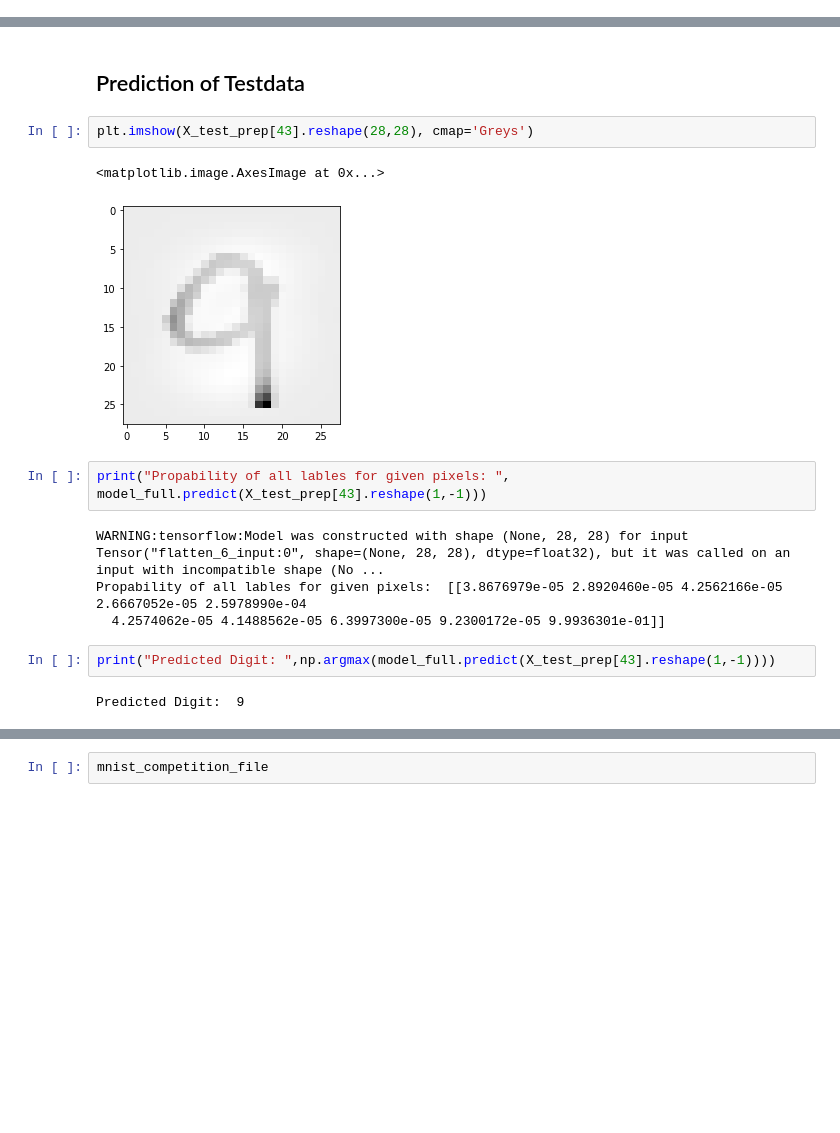
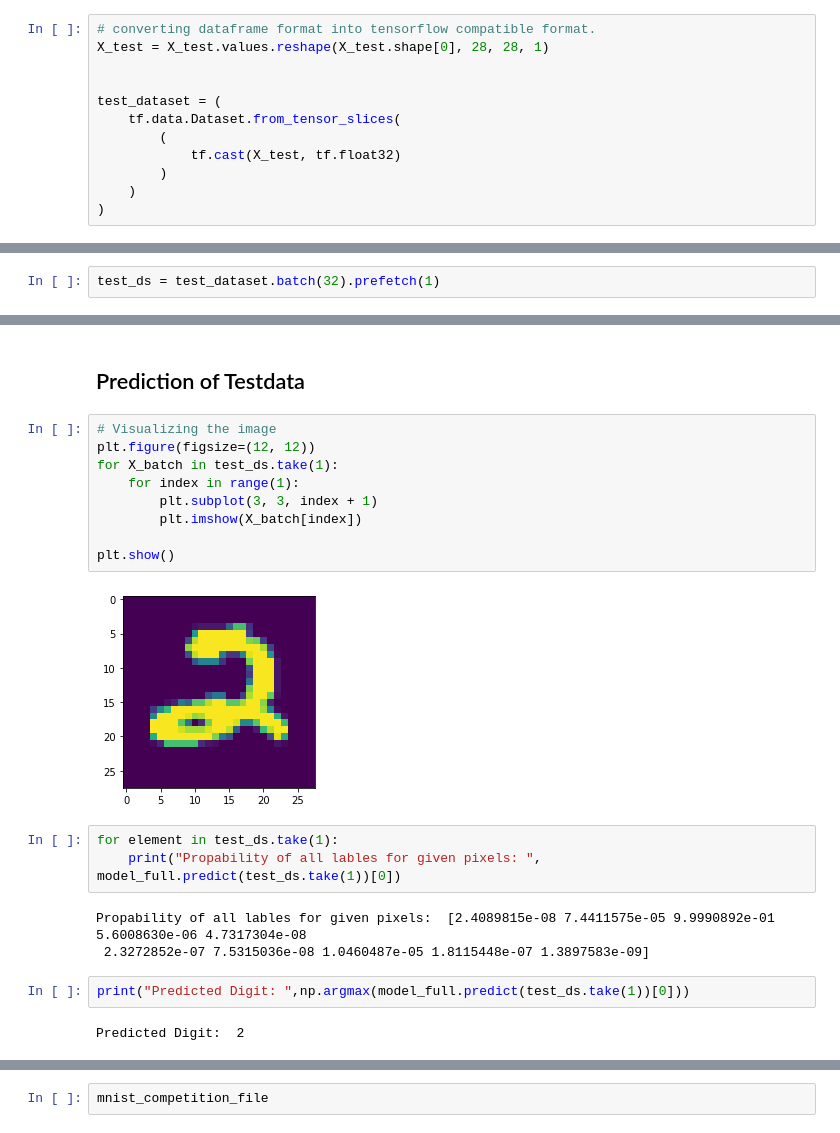
Before and after one commit to IIIskiplikIII/finetuning_hyperparameters_in_deep_neural_network, a Jupyter notebook: finetuning_hyperparameters_in_deep_neural_network.ipynb, the cells around one changed output, grey strips where cells are left out. Saved outputs shown, nothing was run; the diff lists cells and outputs as text; blank space fills up the shorter version.

```diff
--- a/finetuning_hyperparameters_in_deep_neural_network.ipynb
+++ b/finetuning_hyperparameters_in_deep_neural_network.ipynb
@@ -429,0 +537,12 @@ array([[0., 0., 0., ..., 0., 0., 0.],
+# %%
+# converting dataframe format into tensorflow compatible format.
+X_test = X_test.values.reshape(X_test.shape[0], 28, 28, 1)
+
+
+test_dataset = (
+    tf.data.Dataset.from_tensor_slices(
+        (
+            tf.cast(X_test, tf.float32)
+        )
+    )
+)
@@ -430,21 +553,29 @@ array([[0., 0., 0., ..., 0., 0., 0.],
+# %%
+test_ds = test_dataset.batch(32).prefetch(1)
 # %% [markdown]
 ## Creating Competition File
 # %%
 mnist_competition_file = pd.DataFrame(columns=['ImageId','Label'])
 # %% [markdown]
 ## Prediction of Testdata
-# %%
-plt.imshow(X_test_prep[43].reshape(28,28), cmap='Greys')
-# %% [output]
-<matplotlib.image.AxesImage at 0x...>
-[figure, removed]
+# %%
+# Visualizing the image
+plt.figure(figsize=(12, 12))
+for X_batch in test_ds.take(1):
+    for index in range(1):
+        plt.subplot(3, 3, index + 1)
+        plt.imshow(X_batch[index])
+
+plt.show()
+# %% [output]
+[figure, added]
 # %%
-print("Propability of all lables for given pixels: ", model_full.predict(X_test_prep[43].reshape(1,-1)))
+for element in test_ds.take(1):
+    print("Propability of all lables for given pixels: ", model_full.predict(test_ds.take(1))[0])
 # %% [output]
-WARNING:tensorflow:Model was constructed with shape (None, 28, 28) for input Tensor("flatten_6_input:0", shape=(None, 28, 28), dtype=float32), but it was called on an input with incompatible shape (No ...
-Propability of all lables for given pixels:  [[3.8676979e-05 2.8920460e-05 4.2562166e-05 2.6667052e-05 2.5978990e-04
-  4.2574062e-05 4.1488562e-05 6.3997300e-05 9.2300172e-05 9.9936301e-01]]
+Propability of all lables for given pixels:  [2.4089815e-08 7.4411575e-05 9.9990892e-01 5.6008630e-06 4.7317304e-08
+ 2.3272852e-07 7.5315036e-08 1.0460487e-05 1.8115448e-07 1.3897583e-09]
 # %%
-print("Predicted Digit: ",np.argmax(model_full.predict(X_test_prep[43].reshape(1,-1))))
+print("Predicted Digit: ",np.argmax(model_full.predict(test_ds.take(1))[0]))
 # %% [output]
-Predicted Digit:  9
+Predicted Digit:  2
```
Also changed, not shown: parts of 34 cells of this notebook, 1 other file.
